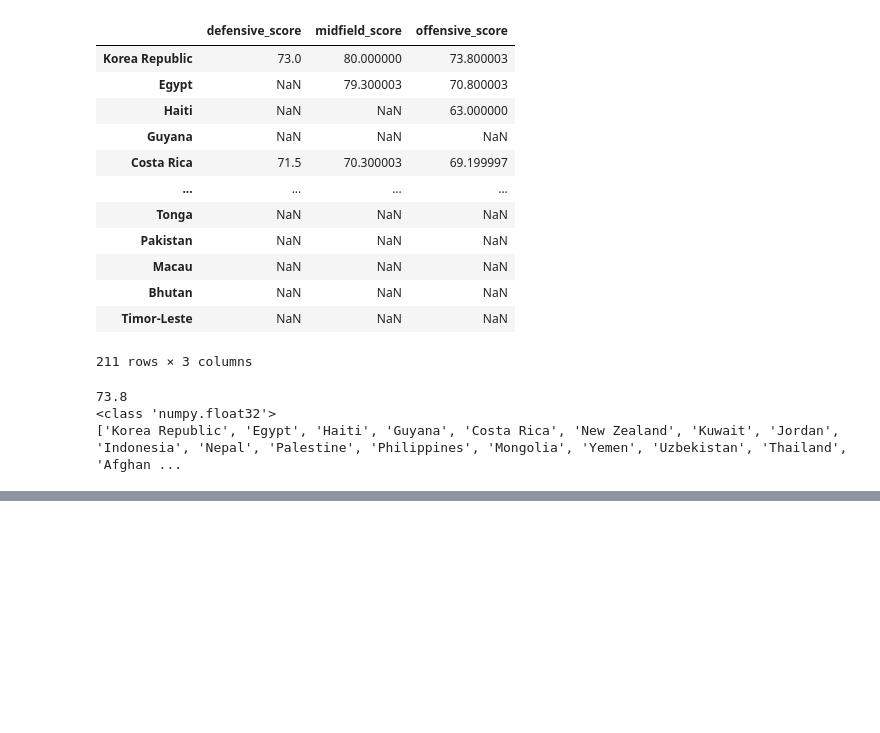
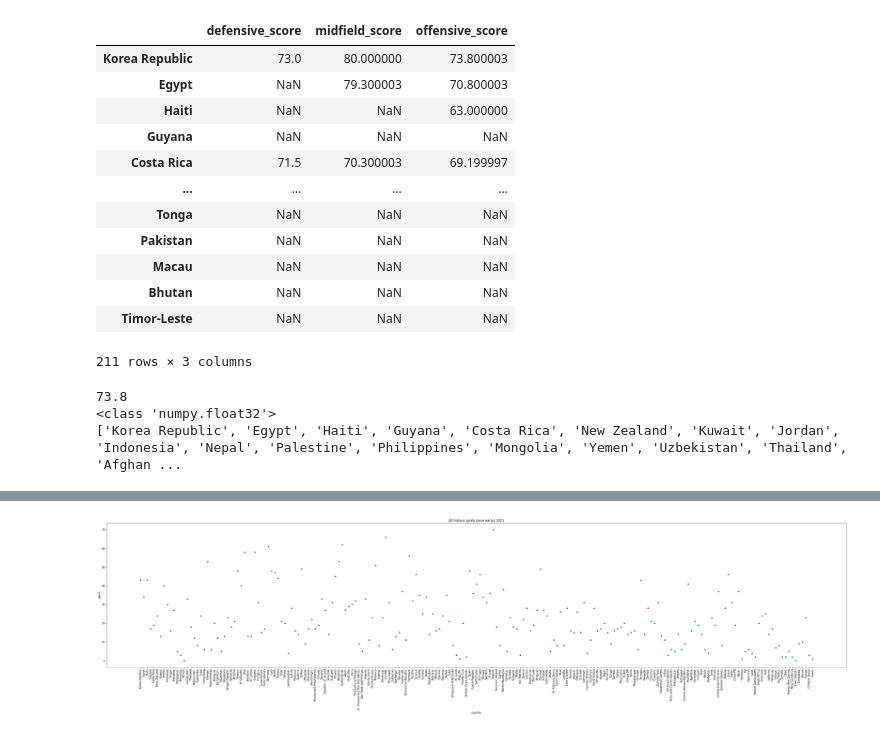
Before and after one commit to TheNaFeR02/FIFA-WorldCup2022-Predictions, a Jupyter notebook: FIFA_WorldCup2022_Predictions.ipynb, the cells around one changed output, grey strips where cells are left out. Drawn from its saved outputs; the diff is of its cells as text; code cells hidden in the pictures; blank space fills up the shorter version.

```diff
--- a/FIFA_WorldCup2022_Predictions.ipynb
+++ b/FIFA_WorldCup2022_Predictions.ipynb
@@ -153,0 +271,4 @@ best_off_country
+# %%
+goals_columns_bydate = df.drop(columns=df.columns[3:9])
+goals_columns_bydate = goals_columns_bydate.drop(columns=goals_columns_bydate.columns[5::])
+goals_columns_bydate
@@ -153,0 +316,23 @@ best_off_country
+# %%
+#->initialize the countries in the dictionary
+countries_goals_earlys2021 = {}
+for index, row in goals_columns_early2021.iterrows():
+  country = row['home_team']
+  if country not in countries_goals_earlys2021:
+    countries_goals_earlys2021[country] = 0
+
+    country = row['away_team']
+  if country not in countries_goals_earlys2021:
+    countries_goals_earlys2021[country] = 0
+
+#Add the goals inside the dict
+for index, row in goals_columns_early2021.iterrows():
+  country = row['home_team']
+  if country in countries_goals_earlys2021:
+    countries_goals_earlys2021[country] += row['home_team_score']
+
+    country = row['away_team']
+  if country in countries_goals_earlys2021:
+    countries_goals_earlys2021[country] += row['away_team_score']
+
+countries_goals_earlys2021
@@ -153,0 +357,5 @@ best_off_country
+# %%
+goals_per_country_earlys2021 = pd.DataFrame()
+goals_per_country_earlys2021 = goals_per_country_earlys2021.from_dict(data=countries_goals_earlys2021,orient='index',columns=['goals'])
+goals_per_country_earlys2021 = goals_per_country_earlys2021.rename_axis("country").reset_index()
+goals_per_country_earlys2021
@@ -153,0 +376,7 @@ best_off_country
+# %%
+fig = plt.figure(figsize=(50, 10))
+sns.scatterplot(data=goals_per_country_earlys2021,x='country',y='goals')
+plt.xticks(rotation=90);
+plt.title('All historic goals since earlys 2021');
+# %% [output]
+[figure, added]
```
Also changed, not shown: parts of 31 cells of this notebook.
